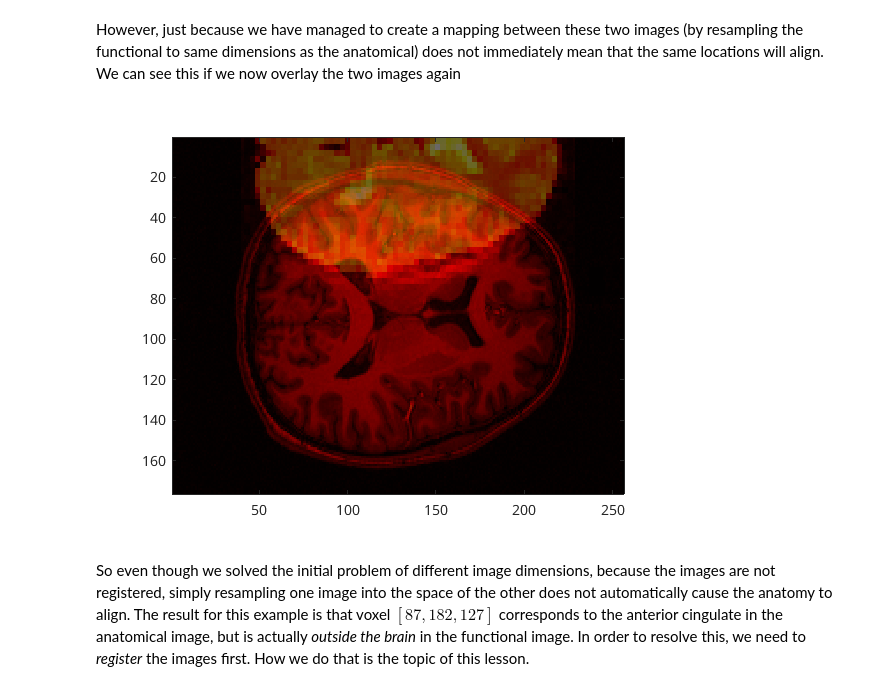
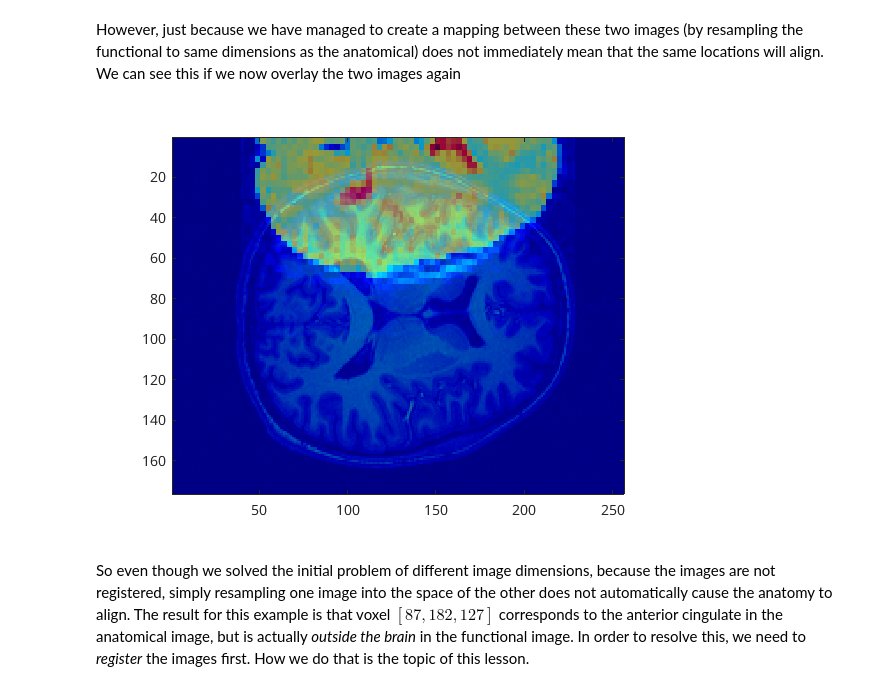
Before and after one commit to martynmcfarquhar/NCCN-FN-ImageRegistration, a Jupyter notebook: _build/jupyter_execute/1.reg-problem.ipynb, the cells around one changed output. Cells and saved outputs as stored; diff of their text form; code cells hidden in the pictures.

```diff
--- a/_build/jupyter_execute/1.reg-problem.ipynb
+++ b/_build/jupyter_execute/1.reg-problem.ipynb
@@ -94,10 +94,10 @@ However, just because we have managed to create a mapping between these two imag
 # %%
 figure;
 imagesc(anat(:,:,127));
 hold on;
-imagesc(ifunc(:,:,127),'AlphaData',0.4);
-colormap hot;
+imagesc(ifunc(:,:,127),'AlphaData',0.6);
+colormap jet;
 # %% [output]
-[figure, old version]
+[figure, new version]
 # %% [markdown]
 So even though we solved the initial problem of different image dimensions, because the images are not registered, simply resampling one image into the space of the other does not automatically cause the anatomy to align. The result for this example is that voxel $[87,182,127]$ corresponds to the anterior cingulate in the anatomical image, but is actually *outside the brain* in the functional image. In order to resolve this, we need to *register* the images first. How we do that is the topic of this lesson.
```
Also changed, not shown: parts of 1 cell of this notebook, 13 other files.
